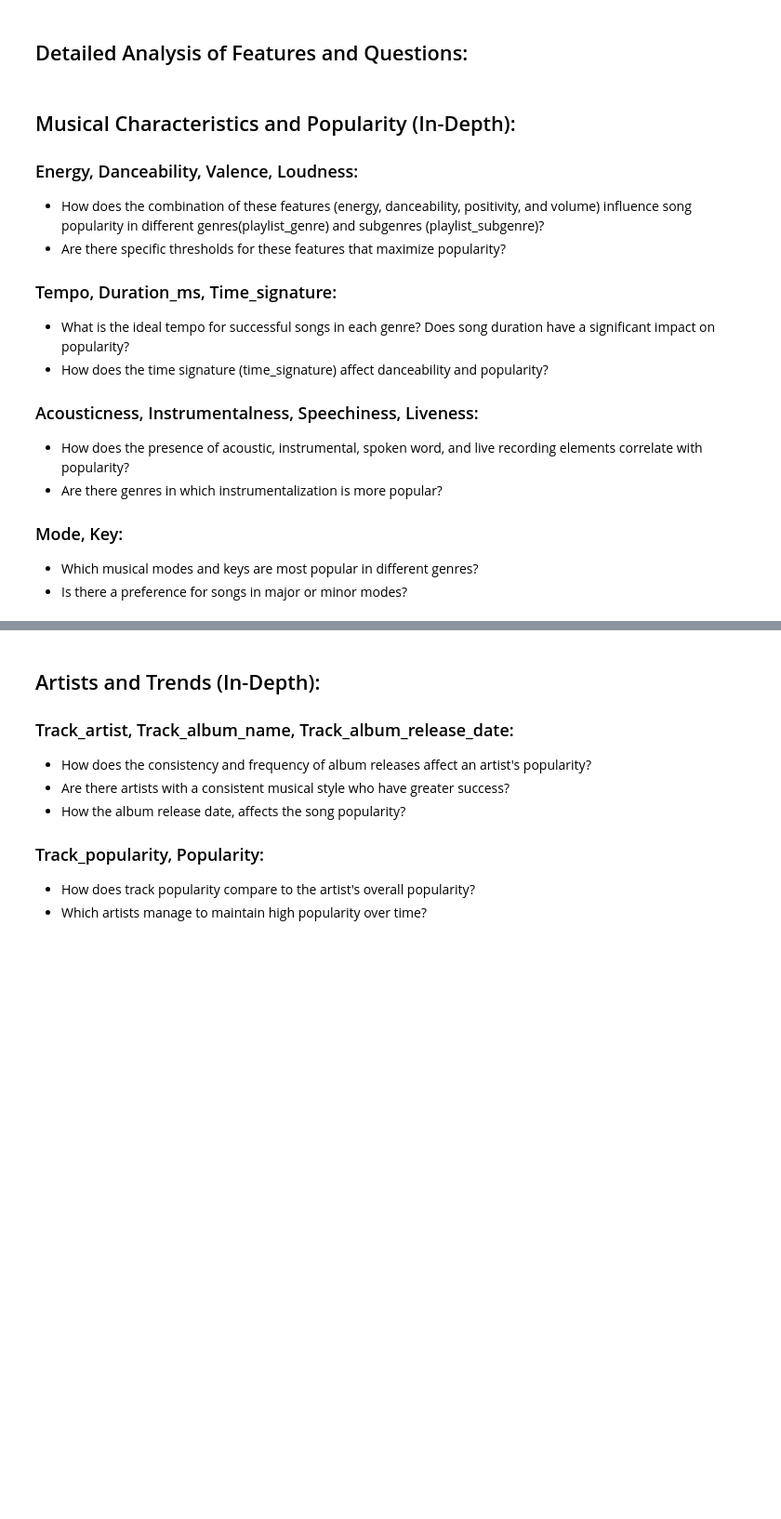
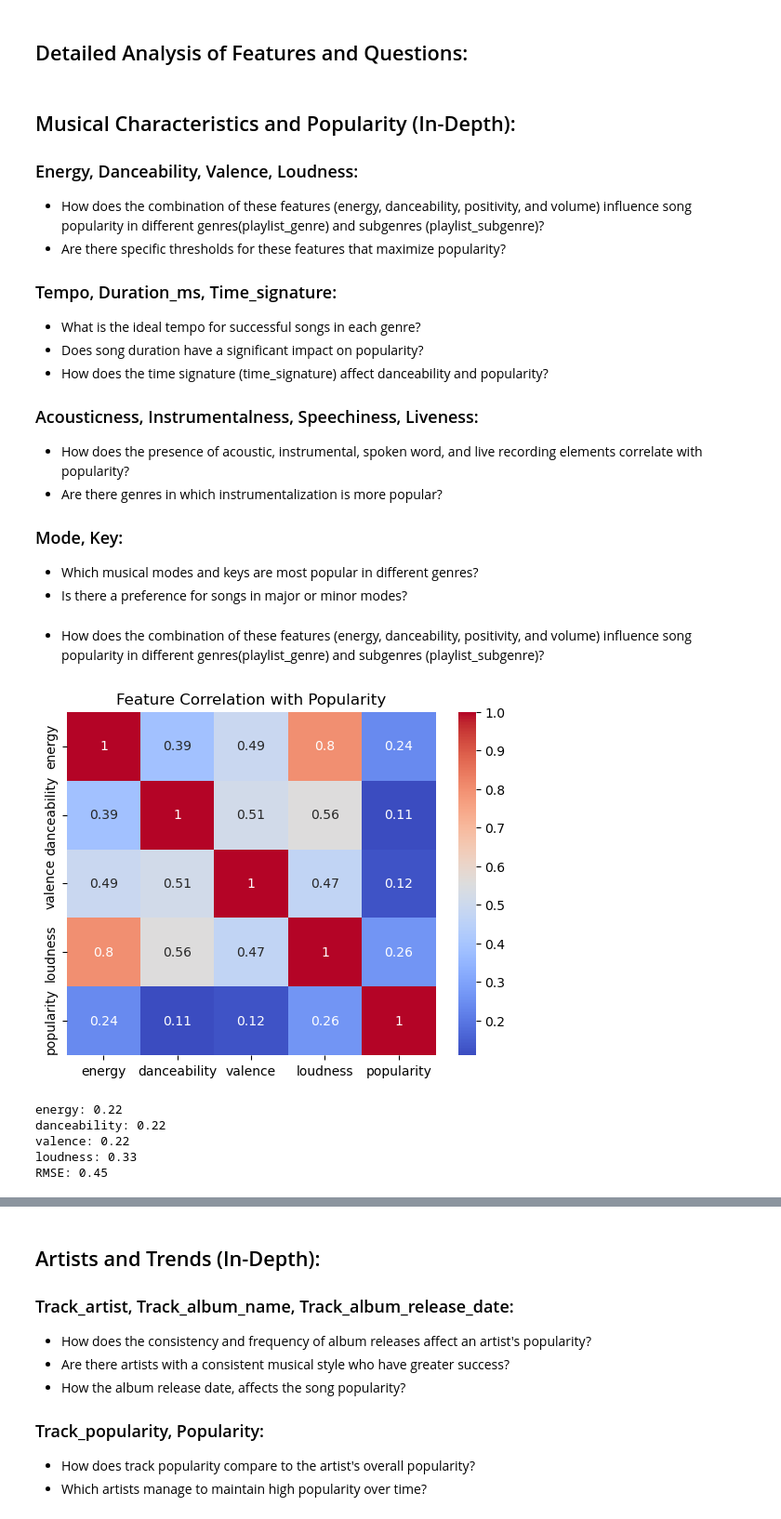
Before and after one commit to LuiisClaudio/spotify-analytics, a Jupyter notebook: capstone_project_proposal.ipynb, the cells around one changed output, grey strips where cells are left out. Shown at 93% size. Cells and saved outputs as stored; diff of their text form; code cells hidden in the pictures; blank space fills up the shorter version.

```diff
--- a/capstone_project_proposal.ipynb
+++ b/capstone_project_proposal.ipynb
@@ -351,7 +351,8 @@ dtype: object
 - How does the combination of these features (energy, danceability, positivity, and volume) influence song popularity in different genres(playlist_genre) and subgenres (playlist_subgenre)?
 - Are there specific thresholds for these features that maximize popularity?
 ### Tempo, Duration_ms, Time_signature:
-- What is the ideal tempo for successful songs in each genre? Does song duration have a significant impact on popularity?
+- What is the ideal tempo for successful songs in each genre?
+- Does song duration have a significant impact on popularity?
 - How does the time signature (time_signature) affect danceability and popularity?
 ### Acousticness, Instrumentalness, Speechiness, Liveness:
 - How does the presence of acoustic, instrumental, spoken word, and live recording elements correlate with popularity?
@@ -359,3 +360,48 @@ dtype: object
 ### Mode, Key:
 - Which musical modes and keys are most popular in different genres?
 - Is there a preference for songs in major or minor modes?
+# %% [markdown]
+- How does the combination of these features (energy, danceability, positivity, and volume) influence song popularity in different genres(playlist_genre) and subgenres (playlist_subgenre)?
+# %%
+import pandas as pd
+import seaborn as sns
+import matplotlib.pyplot as plt
+from sklearn.ensemble import RandomForestRegressor
+from sklearn.model_selection import train_test_split
+from sklearn.metrics import mean_squared_error
+
+
+
+# Filter relevant columns
+features = ['energy', 'danceability', 'valence', 'loudness']
+target = 'popularity'
+X = df[features]
+y = df[target]
+
+# Correlation heatmap
+sns.heatmap(df[features + [target]].corr(), annot=True, cmap='coolwarm')
+plt.title('Feature Correlation with Popularity')
+plt.show()
+
+# Train-test split
+X_train, X_test, y_train, y_test = train_test_split(X, y, test_size=0.2, random_state=42)
+
+# Train model
+model = RandomForestRegressor(random_state=42)
+model.fit(X_train, y_train)
+
+# Feature importance
+importances = model.feature_importances_
+for feature, importance in zip(features, importances):
+    print(f"{feature}: {importance:.2f}")
+
+# Evaluate model
+y_pred = model.predict(X_test)
+print(f"RMSE: {mean_squared_error(y_test, y_pred, squared=False):.2f}")
+# %% [output]
+[figure, added]
+energy: 0.22
+danceability: 0.22
+valence: 0.22
+loudness: 0.33
+RMSE: 0.45
```
Also changed, not shown: parts of 19 cells of this notebook.
